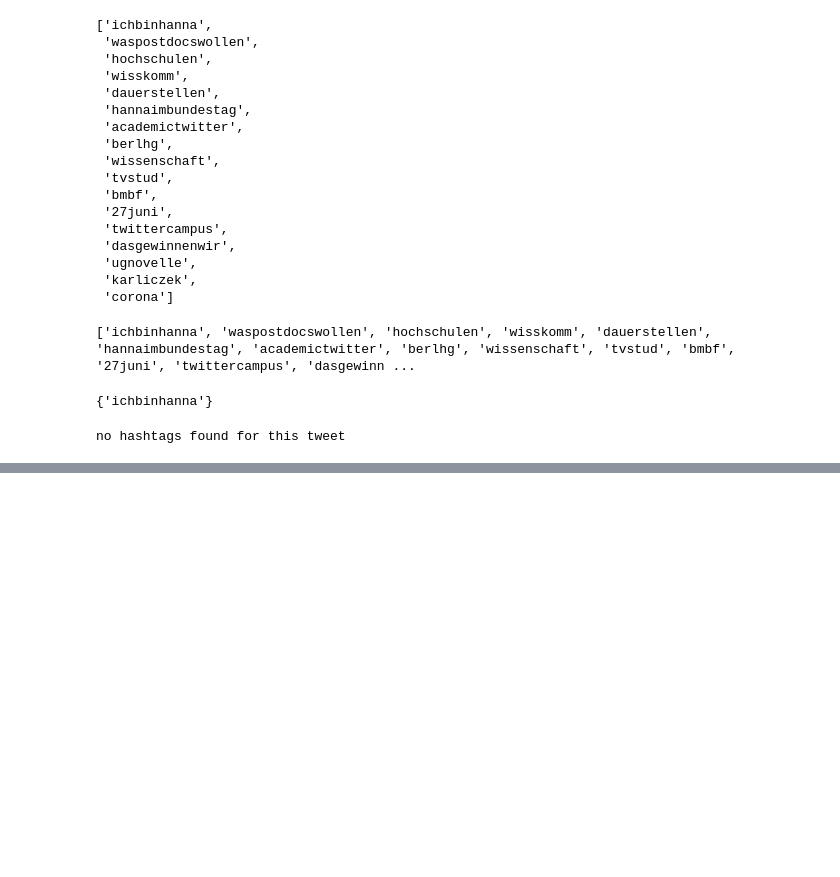
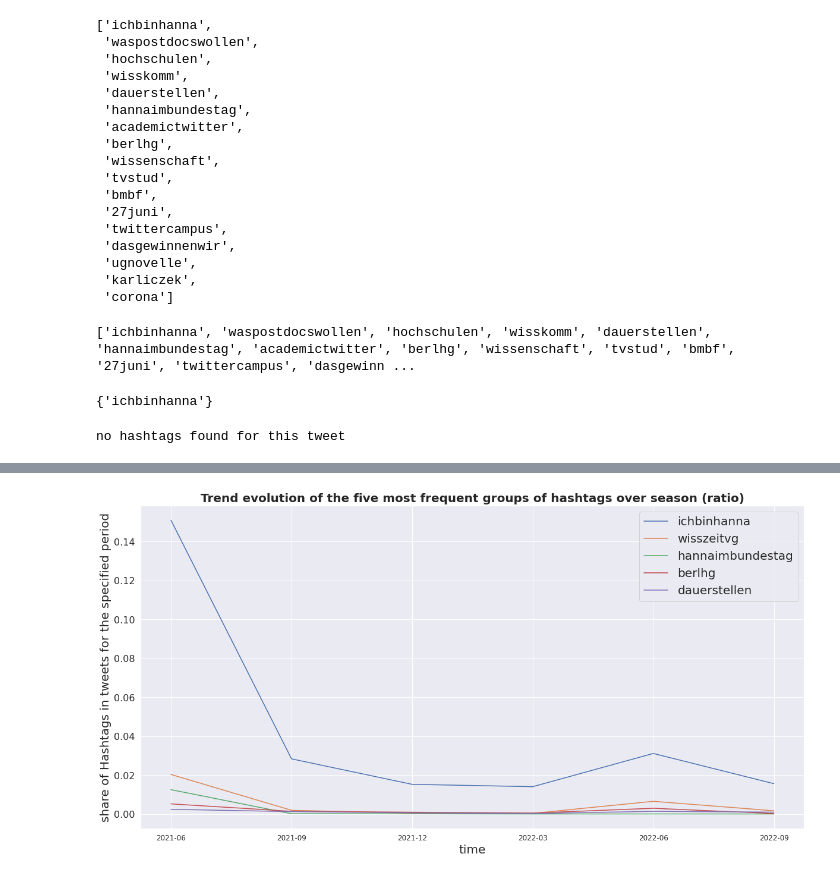
Before and after one commit to moinam/TweetAnalyzer, a Jupyter notebook: workflow_Clustering_hashtags.ipynb, the cells around one changed output, grey strips where cells are left out. Cells and saved outputs as stored; diff of their text form; code cells hidden in the pictures; blank space fills up the shorter version.

Commit message:
graphs of evolution of hashtags in clusters of similar sematics have been updated , number of hashtag clusters have been increased to 50 , only original tweets have been considered

```diff
--- a/workflow_Clustering_hashtags.ipynb
+++ b/workflow_Clustering_hashtags.ipynb
@@ -266,0 +507,2 @@ no hashtags found for this tweet
+# %%
+representative_hashtgas,clustered_hashtags=hashtag_groups(read_df)
@@ -266,0 +619,12 @@ no hashtags found for this tweet
+# %%
+def mf_g_hash(cluster):
+  group_dic=dict()
+  for r,group in enumerate(cluster):
+    hash_num=np.sum([hashtag_num_list(i) for i in group])
+    #group=list(group)
+    group_dic[r]=hash_num
+  group_dic=sorted(group_dic.items(),key= lambda k:k[1],reverse=True)
+  return group_dic
+# %%
+most_frequent_groups=mf_g_hash(clustered_hashtags)
+new_hash_set=[i[0] for r,i in enumerate(most_frequent_groups) if r<10]
@@ -266,0 +651,29 @@ no hashtags found for this tweet
+# %%
+def generate_hashtags(dataset):
+  listOfAllHashtags=list()
+  for row, hash in enumerate(dataset.hashtags):
+    if dataset['timestamp'][row][0:10]>="2021-06-01" and hash!='[]':
+      bb=hash.split(', ')
+
+      a=[re.search(r"[\[\']*(\w*)[\]\']*",i).group(1) for i in bb]
+      listOfAllHashtags.extend(a)
+  listOfAllHashtagsL=[i.lower() for i in listOfAllHashtags]
+  return listOfAllHashtagsL
+list_of_all_hashtags = generate_hashtags(read_df)
+# %%
+%matplotlib inline
+sns.set(style="darkgrid")
+fig = plt.figure(figsize = (20, 10))
+for i in new_hash_set[0:5]:
+  plt.plot(date_each3,np.array(group_hash_numlist(clustered_hashtags[i]))/np.size(list_of_all_hashtags))#/summ
+
+plt.legend([f'{representative_hashtgas[i]}' for i in new_hash_set[0:5]], fontsize=20)
+plt.xticks(fontsize = 12)
+plt.yticks(fontsize = 16)
+
+plt.xlabel("time",fontsize = 20)
+plt.ylabel("share of Hashtags in tweets for the specified period",fontsize = 20)
+plt.title("Trend evolution of the five most frequent groups of hashtags over season (ratio)",fontsize = 20,fontweight='bold')
+plt.show()
+# %% [output]
+[figure, added]
```
Also changed, not shown: parts of 22 cells of this notebook.
